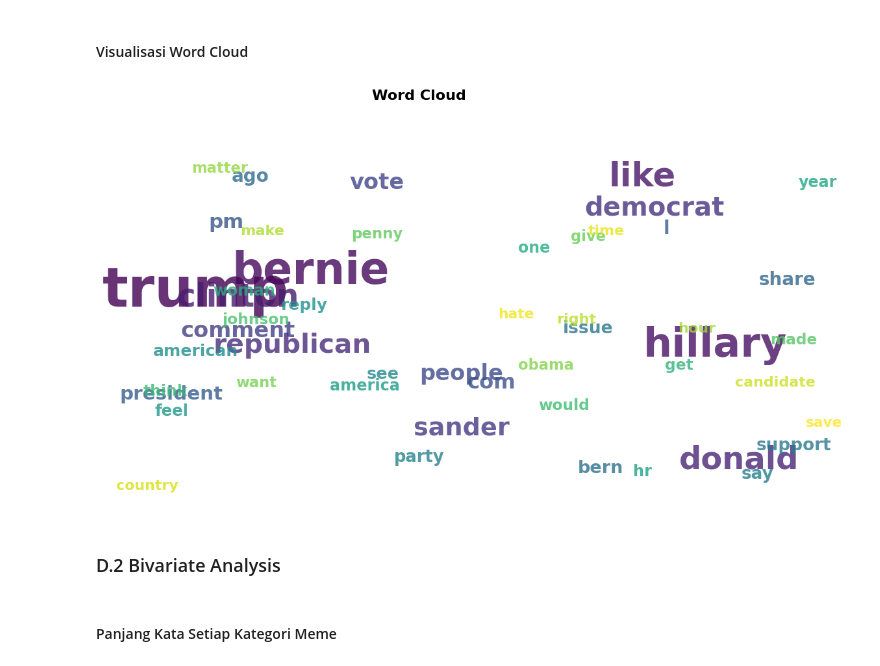
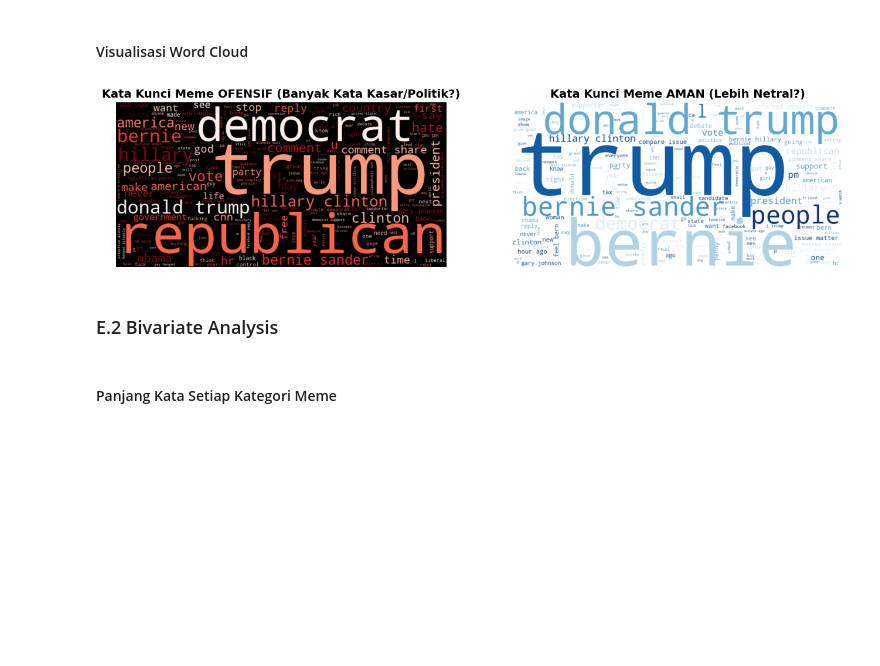
Before and after one commit to HablSank/1Day-1Dataset_MachineLearningProject, a Jupyter notebook: Day-23/K-Nearest Neighbors (Offensive Meme Prediction)/meme_offense.ipynb, the cells around one changed output. Cells and saved outputs as stored; diff of their text form; code cells hidden in the pictures; blank space fills up the shorter version.

```diff
--- a/Day-23/K-Nearest Neighbors (Offensive Meme Prediction)/meme_offense.ipynb
+++ b/Day-23/K-Nearest Neighbors (Offensive Meme Prediction)/meme_offense.ipynb
@@ -311,42 +363,67 @@ Name: len_row, dtype: int64
 # %% [markdown]
 #### Visualisasi Word Cloud
 # %%
-top_words = pd.Series(' '.join(df_train['clean_sentence']).split()).value_counts().head(50)
+# top_words = pd.Series(' '.join(df_train['clean_sentence']).split()).value_counts().head(50)
 
-# SETUP PLOT
-plt.figure(figsize=(12, 8))
-plt.axis('off')
-plt.title('Word Cloud', fontsize=16, fontweight='bold')
+# # SETUP PLOT
+# plt.figure(figsize=(12, 8))
+# plt.axis('off')
+# plt.title('Word Cloud', fontsize=16, fontweight='bold')
 
-# Bikin warna gradasi otomatis
-colors = plt.cm.viridis(np.linspace(0, 1, len(top_words)))
+# # Bikin warna gradasi otomatis
+# colors = plt.cm.viridis(np.linspace(0, 1, len(top_words)))
 
-# LOOP PLOTTING
-max_freq = top_words.iloc[0]
+# # LOOP PLOTTING
+# max_freq = top_words.iloc[0]
 
-# zip() biar kita loop, frekuensi, dan warnanya barengan
-for (word, freq), color in zip(top_words.items(), colors):
+# # zip() biar kita loop, frekuensi, dan warnanya barengan
+# for (word, freq), color in zip(top_words.items(), colors):
 
-    # Hitung ukuran font
-    size = (freq / max_freq) * 50 + 10
+#     # Hitung ukuran font
+#     size = (freq / max_freq) * 50 + 10
 
-    # Generate posisi X, Y acak pake Numpy
-    x, y = np.random.randint(5, 120, 2)
+#     # Generate posisi X, Y acak pake Numpy
+#     x, y = np.random.randint(5, 120, 2)
 
-    # Plot Teks
-    plt.text(x, y, word,
-             fontsize=size,
-             color=color,
-             ha='center', va='center',
-             alpha=0.8, fontweight='bold')
+#     # Plot Teks
+#     plt.text(x, y, word,
+#              fontsize=size,
+#              color=color,
+#              ha='center', va='center',
+#              alpha=0.8, fontweight='bold')
 
-plt.xlim(0, 100)
-plt.ylim(0, 140)
-plt.show()
+# plt.xlim(0, 100)
+# plt.ylim(0, 140)
+# plt.show()
-# %% [output]
-[figure, removed]
+# %%
+from wordcloud import WordCloud
+
+# Pisahkan teks berdasarkan label
+text_offensive = " ".join(df_train[df_train['label'] == 1]['clean_sentence'])
+text_safe = " ".join(df_train[df_train['label'] == 0]['clean_sentence'])
+
+# Setup WordCloud
+wc = WordCloud(width=800, height=400, background_color='black', colormap='Reds')
+wc_safe = WordCloud(width=800, height=400, background_color='white', colormap='Blues')
+
+# Plot
+fig, axes = plt.subplots(1, 2, figsize=(16, 8))
+
+# Kiri: Ofensif
+axes[0].imshow(wc.generate(text_offensive), interpolation='bilinear')
+axes[0].set_title("Kata Kunci Meme OFENSIF (Banyak Kata Kasar/Politik?)", fontsize=14, fontweight='bold')
+axes[0].axis('off')
+
+# Kanan: Aman
+axes[1].imshow(wc_safe.generate(text_safe), interpolation='bilinear')
+axes[1].set_title("Kata Kunci Meme AMAN (Lebih Netral?)", fontsize=14, fontweight='bold')
+axes[1].axis('off')
+
+plt.show()
+# %% [output]
+[figure, added]
 # %% [markdown]
-### D.2 Bivariate Analysis
+### E.2 Bivariate Analysis
 # %% [markdown]
 #### Panjang Kata Setiap Kategori Meme
 # %%
```
Also changed, not shown: parts of 64 cells of this notebook.
